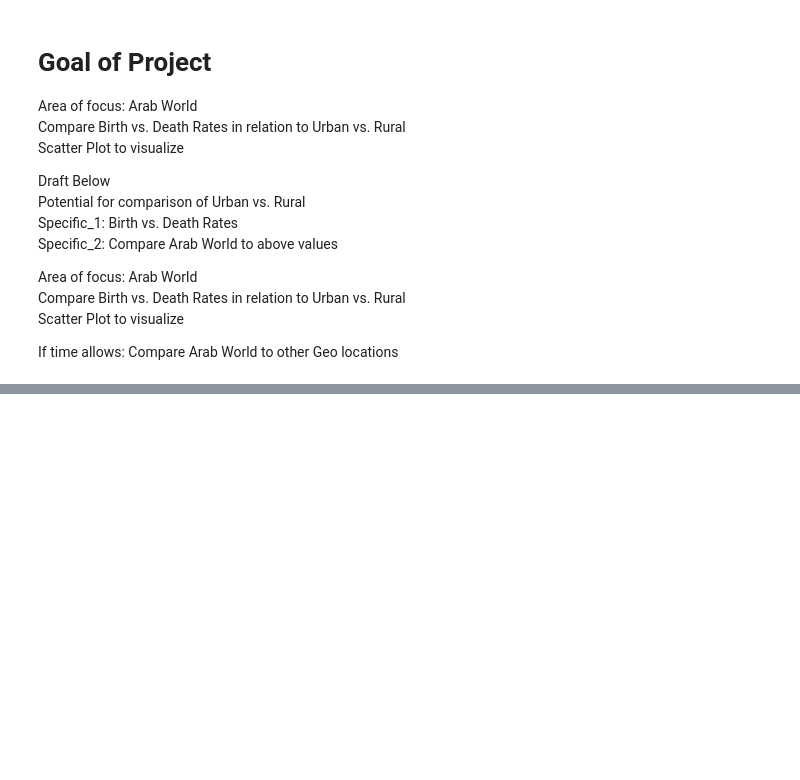
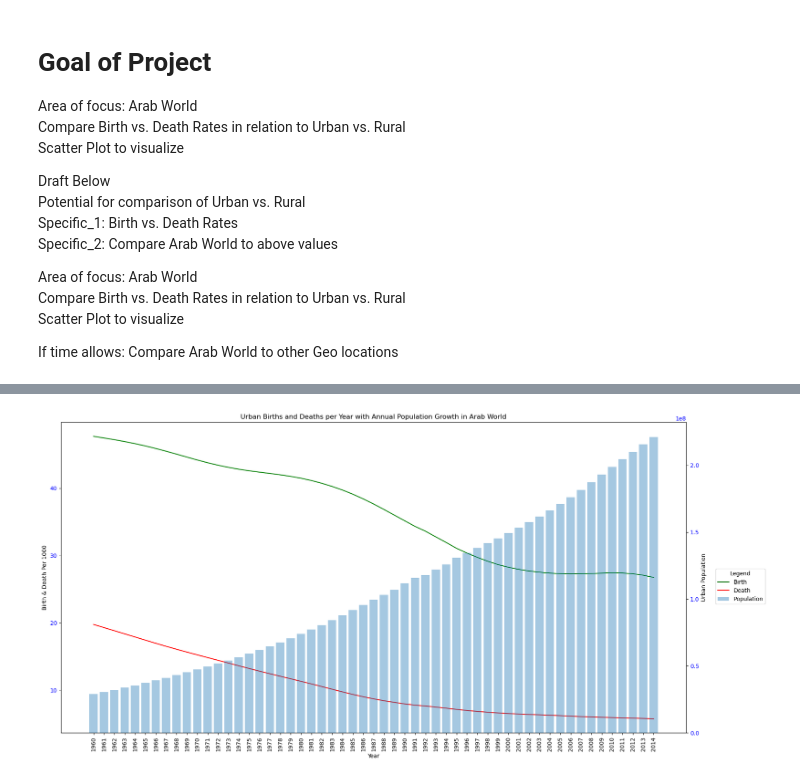
Before and after one commit to Jeremy-Amell/Pandas-EDA---Case-Study, a Jupyter notebook: health_nutrition_pop_stats.ipynb, the cells around one changed output, grey strips where cells are left out. Saved outputs shown, nothing was run; the diff lists cells and outputs as text; code cells hidden in the pictures; blank space fills up the shorter version.

Commit message:
created urban population of births and deaths over time for Arab World

```diff
--- a/health_nutrition_pop_stats.ipynb
+++ b/health_nutrition_pop_stats.ipynb
@@ -75,0 +91,4 @@ If time allows: Compare Arab World to other Geo locations
+# %%
+# Sub data frame for Country Name of Arab World
+arab_world_df = health_df[health_df['Country Name'] == 'Arab World']
+arab_world_df.head(5)
@@ -75,0 +103,21 @@ If time allows: Compare Arab World to other Geo locations
+# %%
+# Indicator Codes for birth per 1000 people, death per 1000 people, urban population, rural population
+
+aw_birth_df = arab_world_df[arab_world_df['Indicator Code'] == 'SP.DYN.CBRT.IN']
+aw_death_df = arab_world_df[arab_world_df['Indicator Code'] == 'SP.DYN.CDRT.IN']
+aw_urban_df = arab_world_df[arab_world_df['Indicator Code'] == 'SP.URB.TOTL']
+aw_rural_df = arab_world_df[arab_world_df['Indicator Code'] == 'SP.RUR.TOTL']
+# %%
+# pulled only columns for years
+# then pulled all values per year columns
+birth_year_df = aw_birth_df.iloc[:, 4:59]
+birth_year_values = birth_year_df.iloc[0,:]
+
+death_year_df = aw_death_df.iloc[:, 4:59]
+death_year_values = death_year_df.iloc[0,:]
+
+urban_year_df = aw_urban_df.iloc[:, 4:59]
+urban_year_values = urban_year_df.iloc[0,:]
+
+rural_year_df = aw_rural_df.iloc[:, 4:59]
+rural_year_values = rural_year_df.iloc[0,:]
@@ -76,3 +139,23 @@ If time allows: Compare Arab World to other Geo locations
+# %%
+fig, ax1 = plt.subplots(figsize=(20,10))
+
+ax1.plot(birth_year_values, color='green', label='Birth')
+ax1.plot(death_year_values, color='red', label='Death')
+ax1.set_xlabel('Year')
+ax1.set_ylabel('Birth & Death Per 1000')
+ax1.tick_params(axis='y', labelcolor='b')
+plt.xticks(rotation=90)
+
+ax2 = ax1.twinx()
+ax2.bar(x=urban_year_values.index, height=urban_year_values, alpha=.4, label='Population')
+ax2.set_ylabel('Urban Population')
+ax2.tick_params(axis='y', labelcolor='b')
+plt.title('Urban Births and Deaths per Year with Annual Population Growth in Arab World')
+
+fig.legend(loc='right', title='Legend')
+plt.show()
+# %% [output]
+[figure, added]
 # %%
 # Need to group by Arab World (Arab Speaking Countries)
 # Need to include the year - Count of birth / death per year
```
Also changed, not shown: parts of 5 cells of this notebook.
